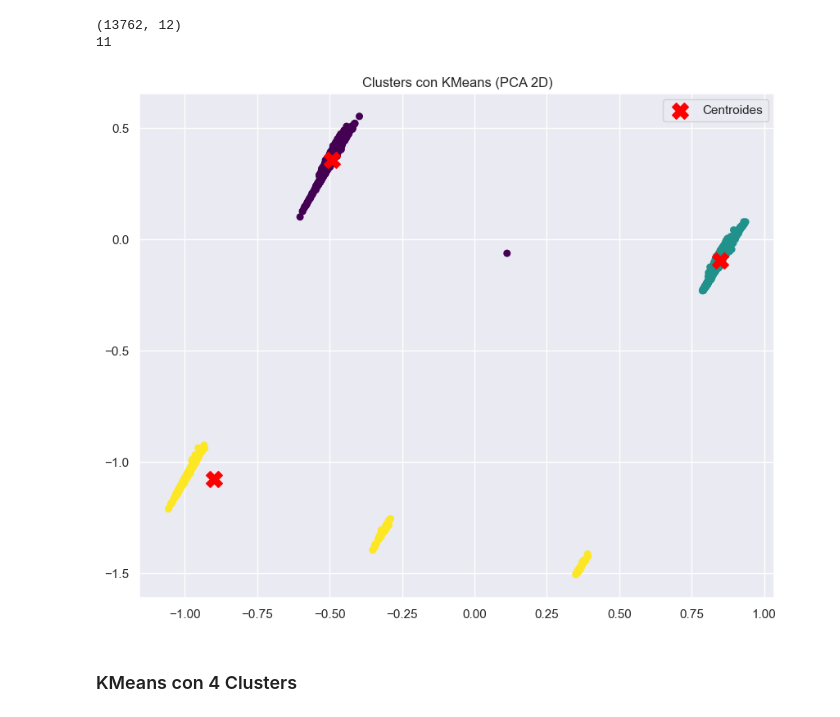
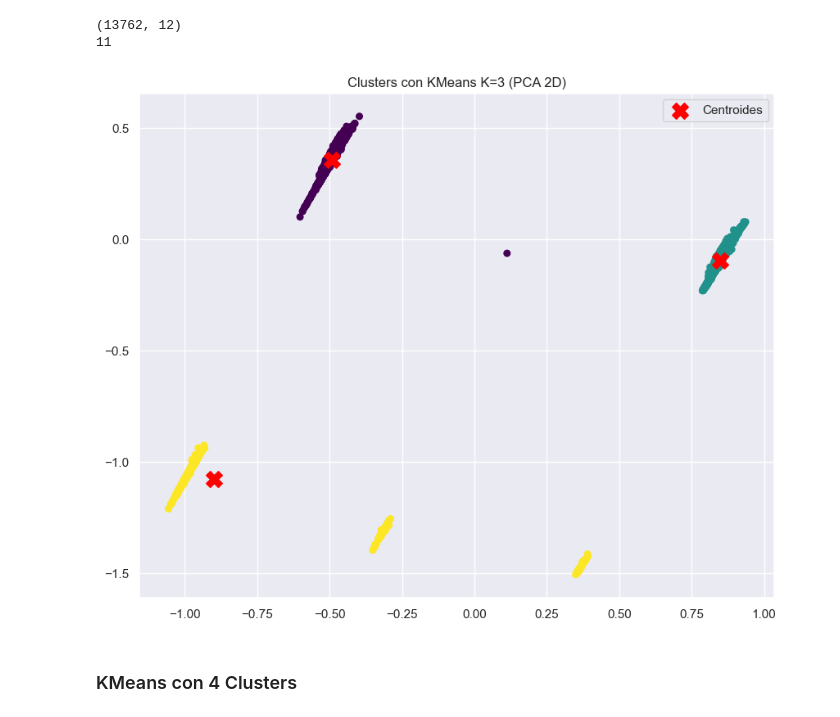
Before and after one commit to BILabsAndProjects/Lab2-Senecafe, a Jupyter notebook: Laboratorio2.ipynb, the cells around one changed output. Drawn from its saved outputs; the diff is of its cells as text; code cells hidden in the pictures.

```diff
--- a/Laboratorio2.ipynb
+++ b/Laboratorio2.ipynb
@@ -652,23 +652,23 @@ print(len(centroides3[0]))
 # %%
 X_features = df_kmeans.drop(columns=['Cluster'])
 
 # PCA solo con las features
 pca = PCA(n_components=2)
 Xc = pca.fit_transform(X_features)
 
 centroides_proj = pca.transform(centroides3)
 
 plt.figure(figsize=(10,8))
 plt.scatter(Xc[:, 0], Xc[:, 1], c= kmeans.labels_, s=30, cmap='viridis')
 
 plt.scatter(centroides_proj[:, 0], centroides_proj[:, 1],
             c='red', marker='X', s=200, label='Centroides')
 
 plt.legend()
-plt.title("Clusters con KMeans (PCA 2D)")
+plt.title("Clusters con KMeans K=3 (PCA 2D)")
 plt.show()
 # %% [output]
-[figure, old version]
+[figure, new version]
 # %%
 df_kmeans = df_kmeans.drop(columns=['Cluster'])
 # %% [markdown]
```
Also changed, not shown: parts of 6 cells of this notebook, 1 other file.
